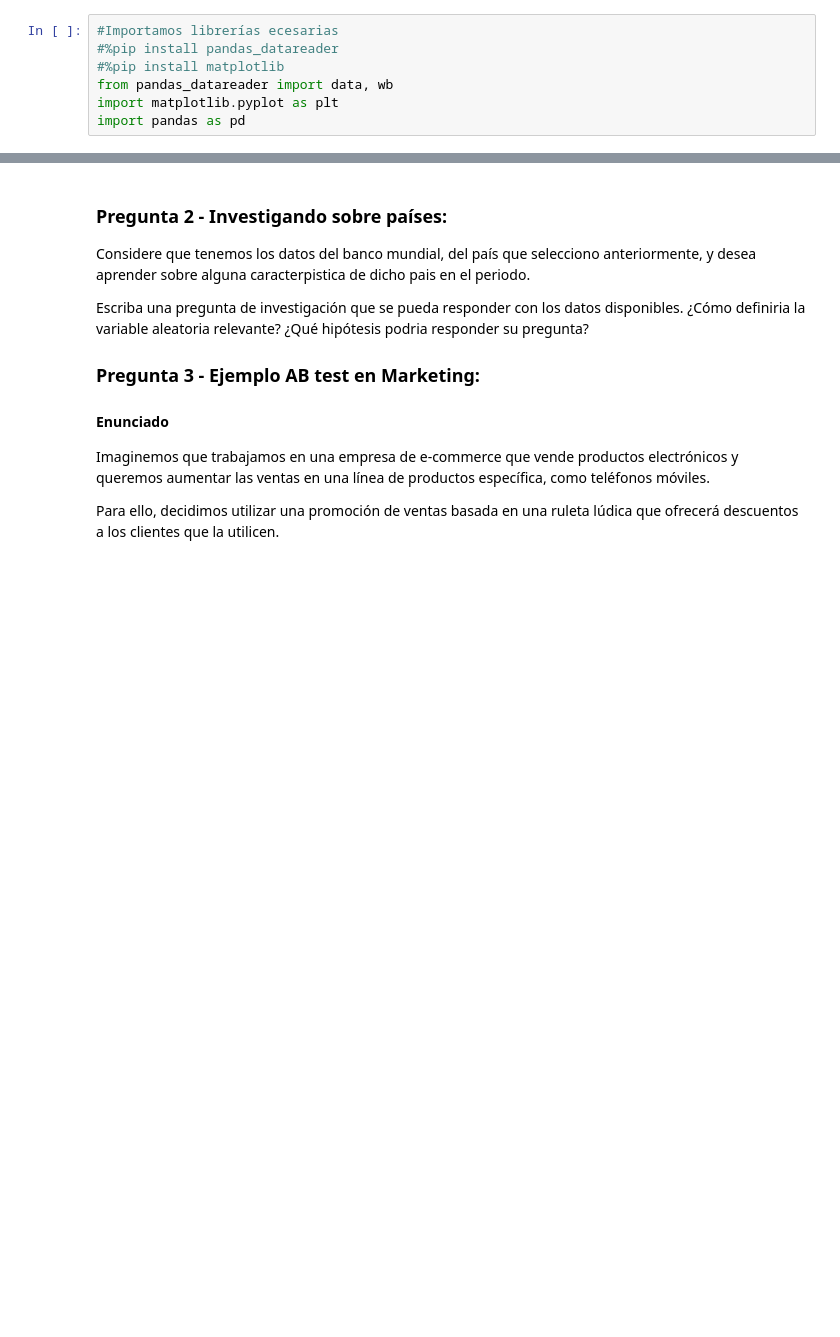
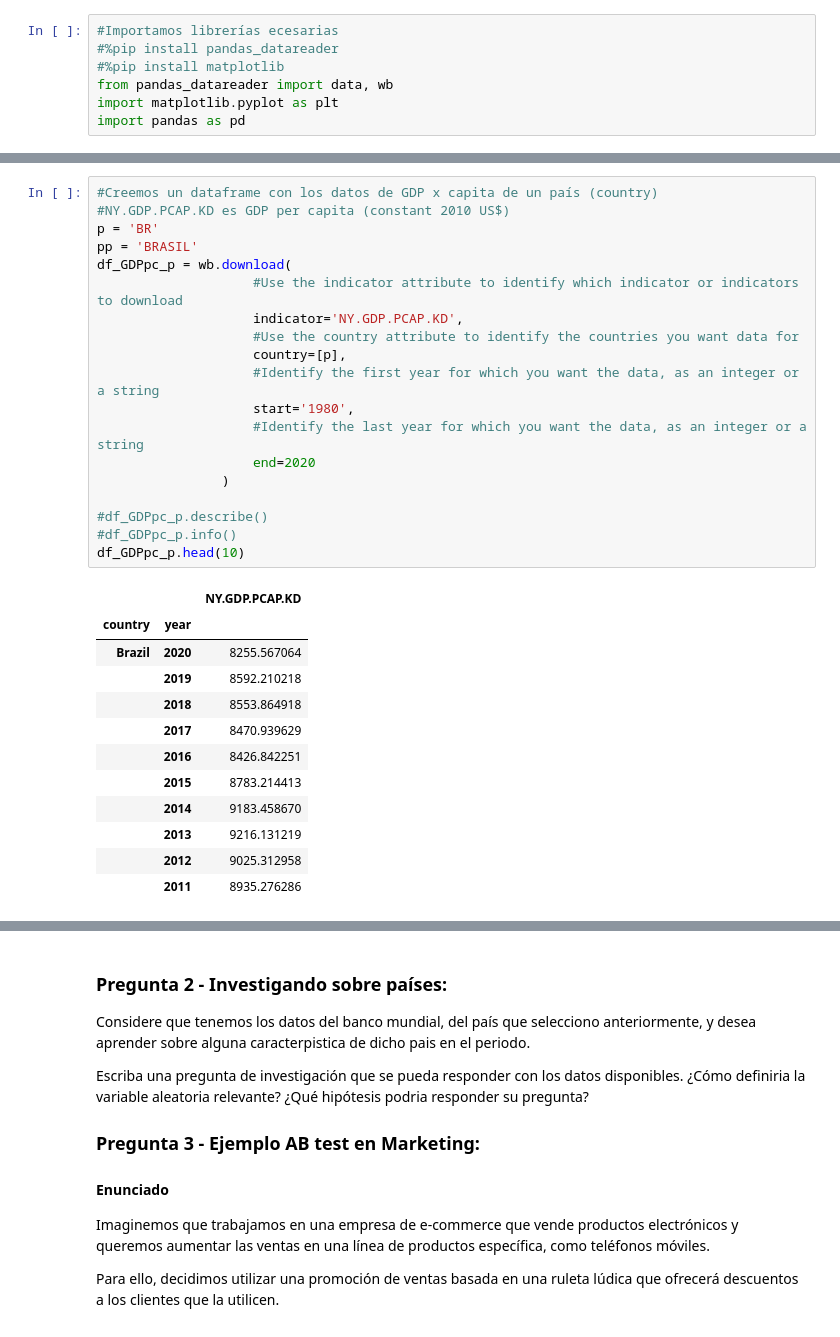
Before and after one commit to cindygarcia/TrabajoAnalisisDatos, a Jupyter notebook: taller1_enunciado.ipynb, the cells around one changed output, grey strips where cells are left out. Cells and saved outputs as stored; diff of their text form; blank space fills up the shorter version.

```diff
--- a/taller1_enunciado.ipynb
+++ b/taller1_enunciado.ipynb
@@ -20,0 +35,32 @@ import pandas as pd
+# %%
+#Creemos un dataframe con los datos de GDP x capita de un país (country)
+#NY.GDP.PCAP.KD es GDP per capita (constant 2010 US$)
+p = 'BR'
+pp = 'BRASIL'
+df_GDPpc_p = wb.download(
+                    #Use the indicator attribute to identify which indicator or indicators to download
+                    indicator='NY.GDP.PCAP.KD',
+                    #Use the country attribute to identify the countries you want data for
+                    country=[p],
+                    #Identify the first year for which you want the data, as an integer or a string
+                    start='1980',
+                    #Identify the last year for which you want the data, as an integer or a string
+                    end=2020
+                )
+
+#df_GDPpc_p.describe()
+#df_GDPpc_p.info()
+df_GDPpc_p.head(10)
+# %% [output]
+|  |  | NY.GDP.PCAP.KD |
+| country | year |  |
+| Brazil | 2020 | 8255.567064 |
+|  | 2019 | 8592.210218 |
+|  | 2018 | 8553.864918 |
+|  | 2017 | 8470.939629 |
+|  | 2016 | 8426.842251 |
+|  | 2015 | 8783.214413 |
+|  | 2014 | 9183.458670 |
+|  | 2013 | 9216.131219 |
+|  | 2012 | 9025.312958 |
+|  | 2011 | 8935.276286 |
```
Also changed, not shown: parts of 8 cells of this notebook.
